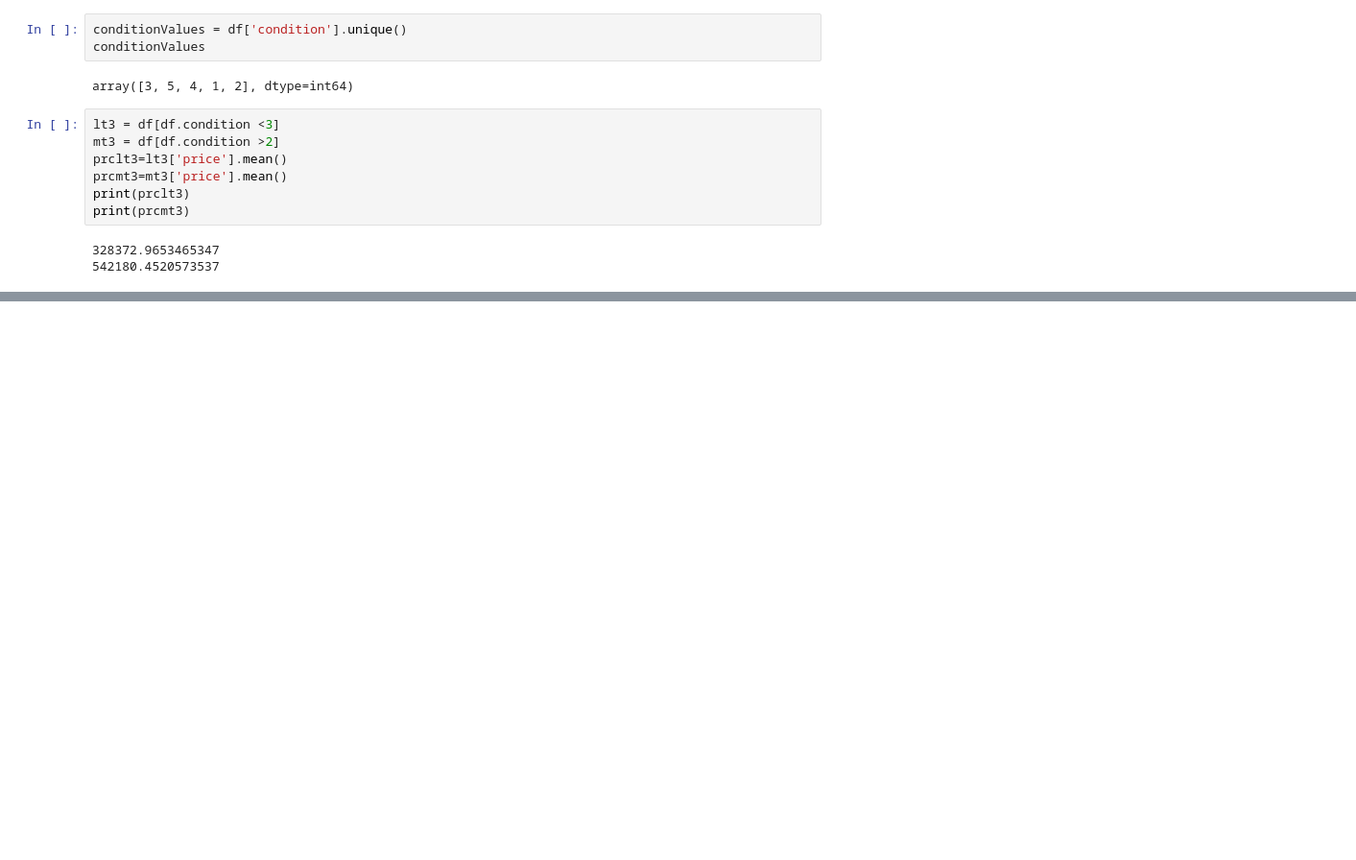
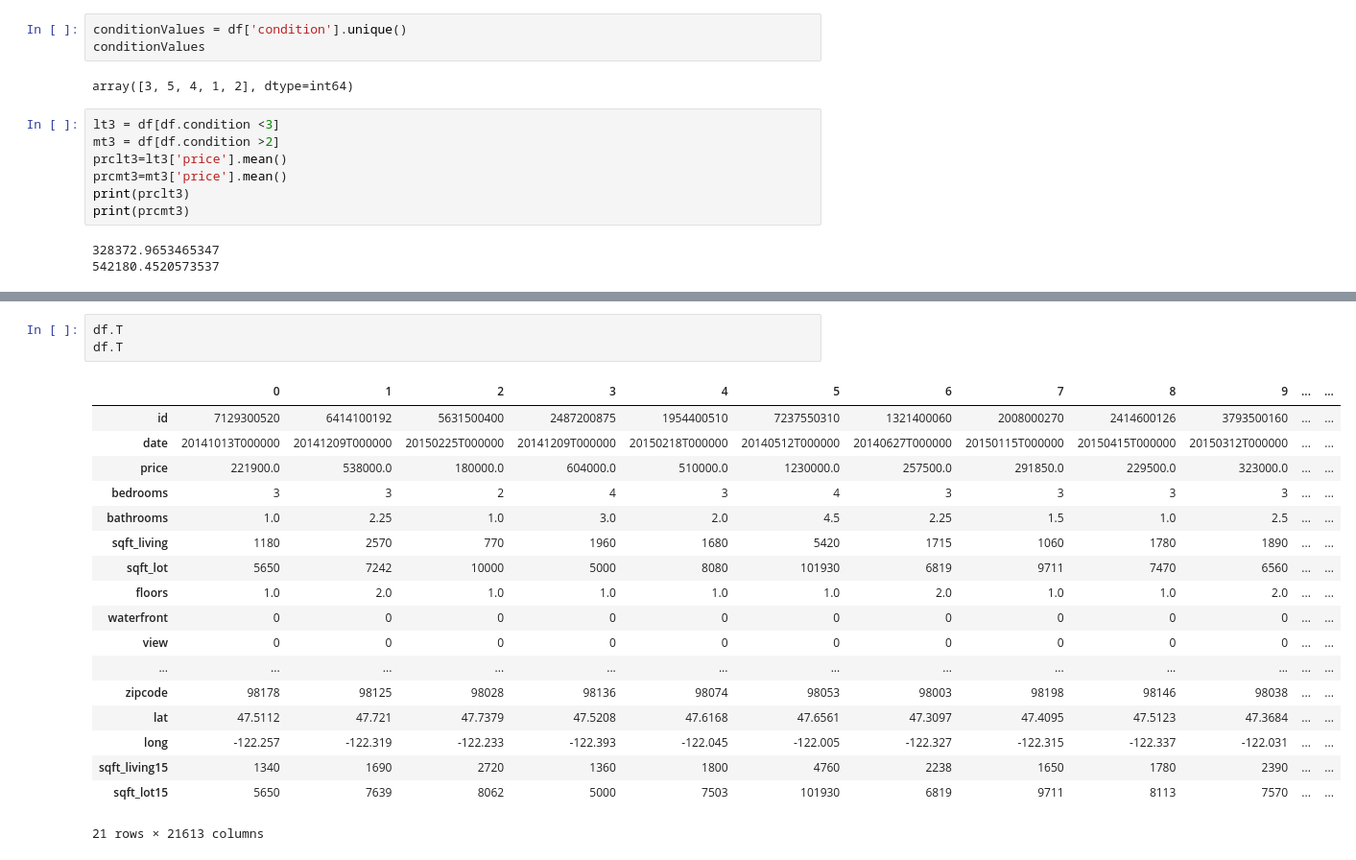
Before and after one commit to MahmoudElSayed100/panda-assignment1, a Jupyter notebook: part1.ipynb, the cells around one changed output, grey strips where cells are left out. Shown: that part at 96% size. Saved outputs shown, nothing was run; the diff lists cells and outputs as text; blank space fills up the shorter version.

```diff
--- a/part1.ipynb
+++ b/part1.ipynb
@@ -138,0 +200,22 @@ print(prcmt3)
+# %%
+df.T
+df.T
+# %% [output]
+|  | 0 | 1 | 2 | 3 | 4 | 5 | 6 | 7 | 8 | 9 | ... | ... |
+| id | 7129300520 | 6414100192 | 5631500400 | 2487200875 | 1954400510 | 7237550310 | 1321400060 | 2008000270 | 2414600126 | 3793500160 | ... | ... |
+| date | 20141013T000000 | 20141209T000000 | 20150225T000000 | 20141209T000000 | 20150218T000000 | 20140512T000000 | 20140627T000000 | 20150115T000000 | 20150415T000000 | 20150312T000000 | ... | ... |
+| price | 221900.0 | 538000.0 | 180000.0 | 604000.0 | 510000.0 | 1230000.0 | 257500.0 | 291850.0 | 229500.0 | 323000.0 | ... | ... |
+| bedrooms | 3 | 3 | 2 | 4 | 3 | 4 | 3 | 3 | 3 | 3 | ... | ... |
+| bathrooms | 1.0 | 2.25 | 1.0 | 3.0 | 2.0 | 4.5 | 2.25 | 1.5 | 1.0 | 2.5 | ... | ... |
+| sqft_living | 1180 | 2570 | 770 | 1960 | 1680 | 5420 | 1715 | 1060 | 1780 | 1890 | ... | ... |
+| sqft_lot | 5650 | 7242 | 10000 | 5000 | 8080 | 101930 | 6819 | 9711 | 7470 | 6560 | ... | ... |
+| floors | 1.0 | 2.0 | 1.0 | 1.0 | 1.0 | 1.0 | 2.0 | 1.0 | 1.0 | 2.0 | ... | ... |
+| waterfront | 0 | 0 | 0 | 0 | 0 | 0 | 0 | 0 | 0 | 0 | ... | ... |
+| view | 0 | 0 | 0 | 0 | 0 | 0 | 0 | 0 | 0 | 0 | ... | ... |
+| ... | ... | ... | ... | ... | ... | ... | ... | ... | ... | ... | ... | ... |
+| zipcode | 98178 | 98125 | 98028 | 98136 | 98074 | 98053 | 98003 | 98198 | 98146 | 98038 | ... | ... |
+| lat | 47.5112 | 47.721 | 47.7379 | 47.5208 | 47.6168 | 47.6561 | 47.3097 | 47.4095 | 47.5123 | 47.3684 | ... | ... |
+| long | -122.257 | -122.319 | -122.233 | -122.393 | -122.045 | -122.005 | -122.327 | -122.315 | -122.337 | -122.031 | ... | ... |
+| sqft_living15 | 1340 | 1690 | 2720 | 1360 | 1800 | 4760 | 2238 | 1650 | 1780 | 2390 | ... | ... |
+| sqft_lot15 | 5650 | 7639 | 8062 | 5000 | 7503 | 101930 | 6819 | 9711 | 8113 | 7570 | ... | ... |
+21 rows × 21613 columns
```
Also changed, not shown: parts of 6 cells of this notebook.
